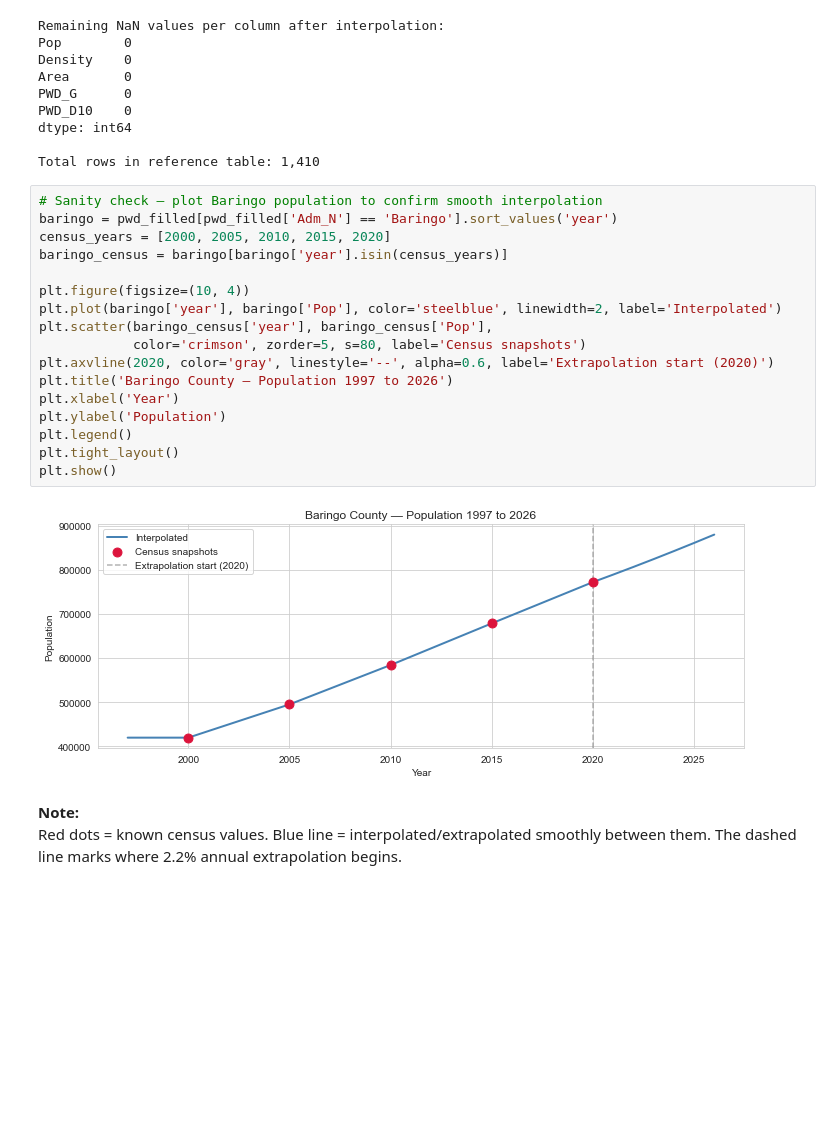
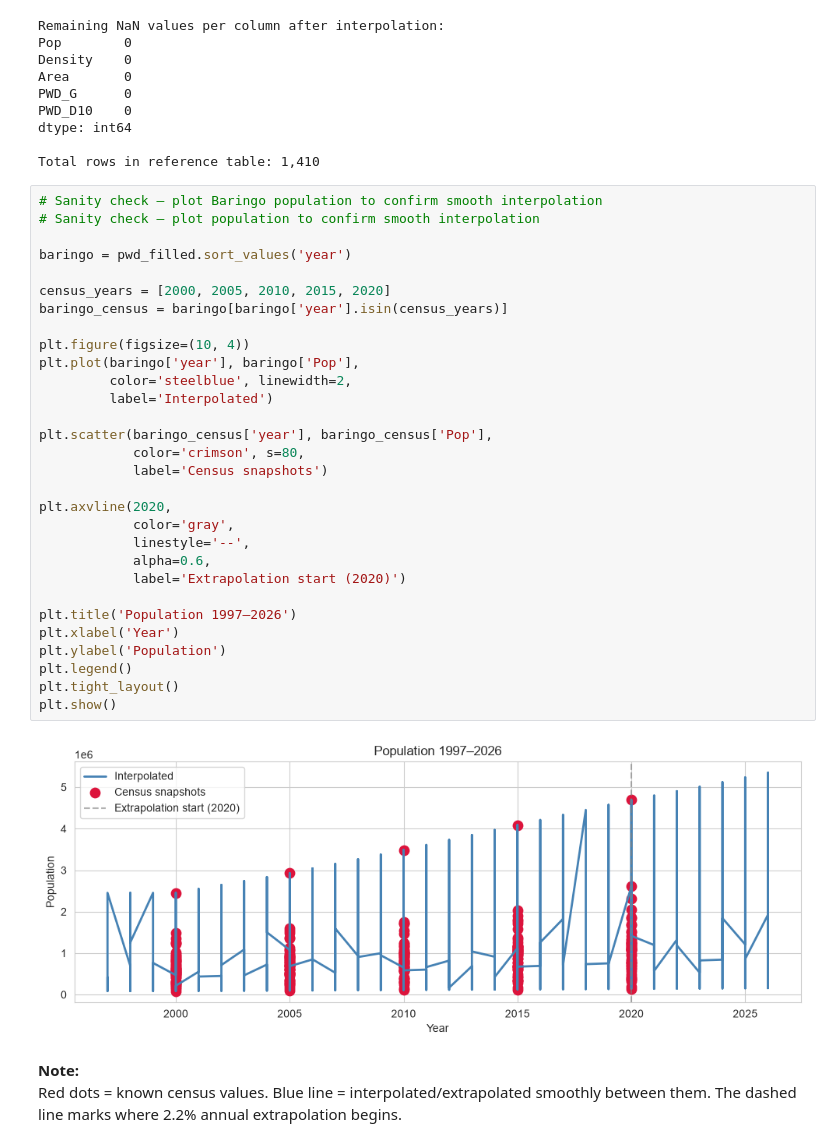
Before and after one commit to KimutaiHub/kenya-political-violence-risk-prediction, a Jupyter notebook: master_notebook.ipynb, the cells around one changed output. Saved outputs shown, nothing was run; the diff lists cells and outputs as text; blank space fills up the shorter version.

```diff
--- a/master_notebook.ipynb
+++ b/master_notebook.ipynb
@@ -308,23 +328,36 @@ dtype: int64
 Total rows in reference table: 1,410
 # %%
 # Sanity check — plot Baringo population to confirm smooth interpolation
-baringo = pwd_filled[pwd_filled['Adm_N'] == 'Baringo'].sort_values('year')
+# Sanity check — plot population to confirm smooth interpolation
+
+baringo = pwd_filled.sort_values('year')
+
 census_years = [2000, 2005, 2010, 2015, 2020]
 baringo_census = baringo[baringo['year'].isin(census_years)]
 
 plt.figure(figsize=(10, 4))
-plt.plot(baringo['year'], baringo['Pop'], color='steelblue', linewidth=2, label='Interpolated')
+plt.plot(baringo['year'], baringo['Pop'],
+         color='steelblue', linewidth=2,
+         label='Interpolated')
+
 plt.scatter(baringo_census['year'], baringo_census['Pop'],
-            color='crimson', zorder=5, s=80, label='Census snapshots')
-plt.axvline(2020, color='gray', linestyle='--', alpha=0.6, label='Extrapolation start (2020)')
-plt.title('Baringo County — Population 1997 to 2026')
+            color='crimson', s=80,
+            label='Census snapshots')
+
+plt.axvline(2020,
+            color='gray',
+            linestyle='--',
+            alpha=0.6,
+            label='Extrapolation start (2020)')
+
+plt.title('Population 1997–2026')
 plt.xlabel('Year')
 plt.ylabel('Population')
 plt.legend()
 plt.tight_layout()
 plt.show()
 # %% [output]
-[figure, old version]
+[figure, new version]
 # %% [markdown]
 **Note:**
 Red dots = known census values. Blue line = interpolated/extrapolated smoothly between them. The dashed line marks where 2.2% annual extrapolation begins.
```
Also changed, not shown: parts of 47 cells of this notebook, 5 other files.
